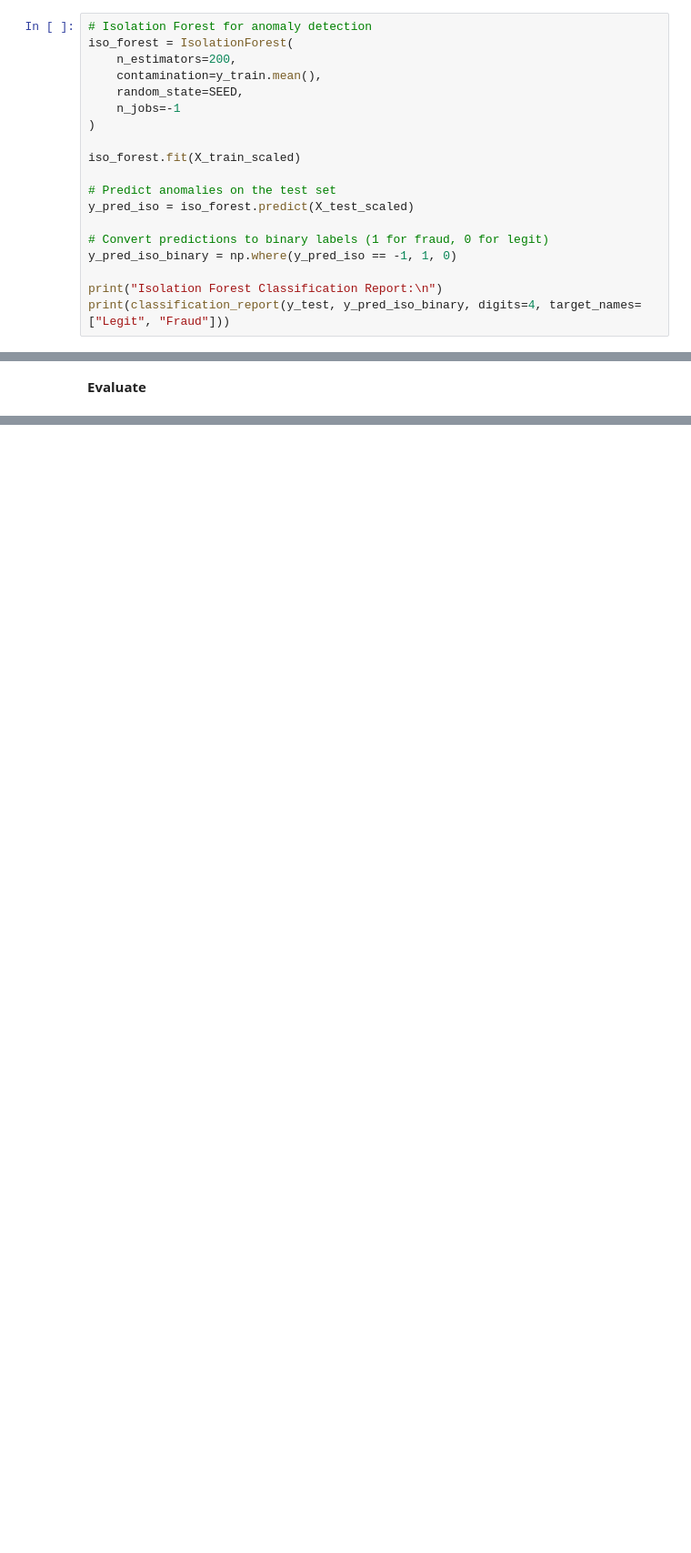
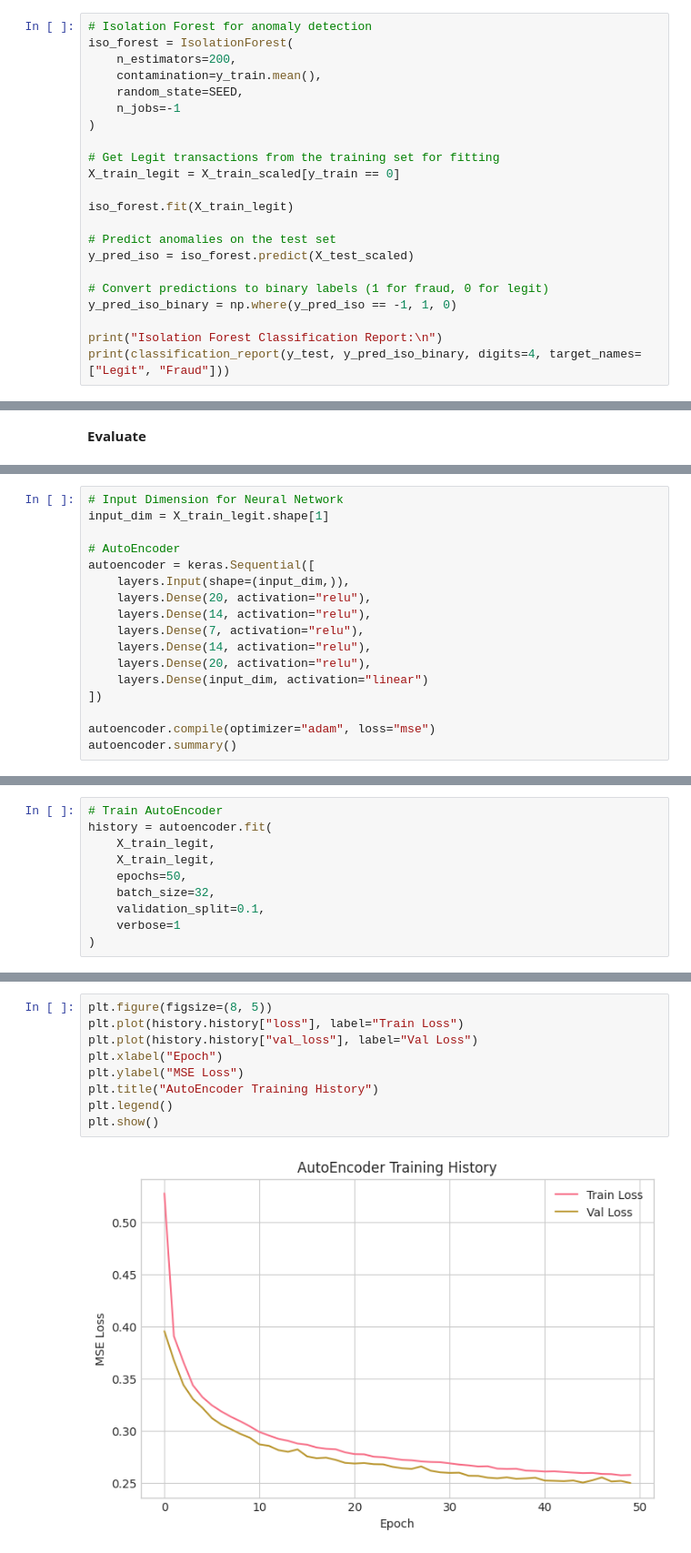
Before and after one commit to otuemre/FraudDetectAI, a Jupyter notebook: src/notebooks/FraudDetectAI.ipynb, the cells around one changed output, grey strips where cells are left out. Shown at 91% size. Cells and saved outputs as stored; diff of their text form; blank space fills up the shorter version.

Commit message:
Train AutoEncoder

```diff
--- a/src/notebooks/FraudDetectAI.ipynb
+++ b/src/notebooks/FraudDetectAI.ipynb
@@ -578,7 +593,10 @@ iso_forest = IsolationForest(
     n_jobs=-1
 )
 
-iso_forest.fit(X_train_scaled)
+# Get Legit transactions from the training set for fitting
+X_train_legit = X_train_scaled[y_train == 0]
+
+iso_forest.fit(X_train_legit)
 
 # Predict anomalies on the test set
 y_pred_iso = iso_forest.predict(X_test_scaled)
@@ -615,0 +636,17 @@ plt.show()
+# %%
+# Input Dimension for Neural Network
+input_dim = X_train_legit.shape[1]
+
+# AutoEncoder
+autoencoder = keras.Sequential([
+    layers.Input(shape=(input_dim,)),
+    layers.Dense(20, activation="relu"),
+    layers.Dense(14, activation="relu"),
+    layers.Dense(7, activation="relu"),
+    layers.Dense(14, activation="relu"),
+    layers.Dense(20, activation="relu"),
+    layers.Dense(input_dim, activation="linear")
+])
+
+autoencoder.compile(optimizer="adam", loss="mse")
+autoencoder.summary()
@@ -615,0 +674,10 @@ plt.show()
+# %%
+# Train AutoEncoder
+history = autoencoder.fit(
+    X_train_legit,
+    X_train_legit,
+    epochs=50,
+    batch_size=32,
+    validation_split=0.1,
+    verbose=1
+)
@@ -615,0 +702,11 @@ plt.show()
+# %%
+plt.figure(figsize=(8, 5))
+plt.plot(history.history["loss"], label="Train Loss")
+plt.plot(history.history["val_loss"], label="Val Loss")
+plt.xlabel("Epoch")
+plt.ylabel("MSE Loss")
+plt.title("AutoEncoder Training History")
+plt.legend()
+plt.show()
+# %% [output]
+[figure, added]
```
Also changed, not shown: parts of 9 cells of this notebook, 1 other file.
